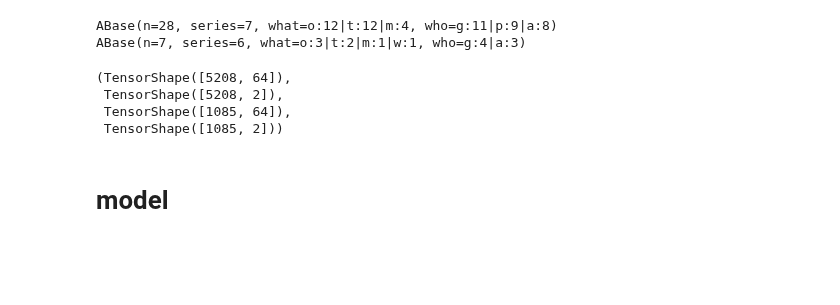
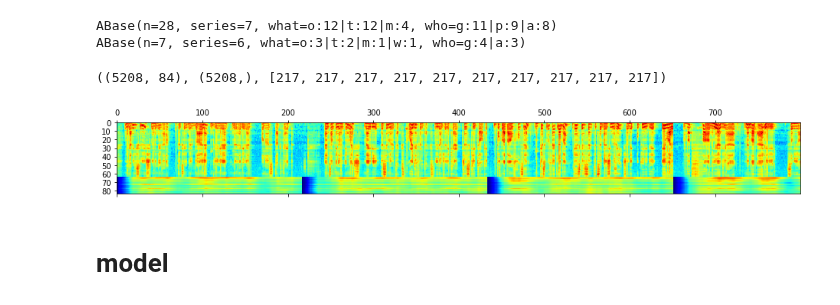
Before and after one commit to nuru-nu/moyo, a Jupyter notebook: notebooks/tf.ipynb, the cells around one changed output. Saved outputs shown, nothing was run; the diff lists cells and outputs as text; code cells hidden in the pictures; blank space fills up the shorter version.

```diff
--- a/notebooks/tf.ipynb
+++ b/notebooks/tf.ipynb
@@ -45,25 +45,3 @@ print('\n'.join([str(ab_train), str(ab_test)]))
 # %% [output]
 ABase(n=28, series=7, what=o:12|t:12|m:4, who=g:11|p:9|a:8)
 ABase(n=7, series=6, what=o:3|t:2|m:1|w:1, who=g:4|a:3)
-# %%
-def make_x_y(df):
-    x0 = np.concatenate(list(df.query('what == "t"').logmel.values), axis=0)
-    x1 = np.concatenate(list(df.query('what == "o"').logmel.values), axis=0)
-    x = np.concatenate([x0, x1])
-    y = np.concatenate([
-        np.zeros(x0.shape[0], dtype=np.int64),
-        np.ones(x1.shape[0], dtype=np.int64),
-    ])
-    return (
-        tf.convert_to_tensor(x),
-        tf.one_hot(y, depth=2, dtype=tf.float32),
-    )
-
-x, y = make_x_y(ab_train.df)
-x_, y_ = make_x_y(ab_test.df)
-x.shape, y.shape, x_.shape, y_.shape
-# %% [output]
-(TensorShape([5208, 64]),
- TensorShape([5208, 2]),
- TensorShape([1085, 64]),
- TensorShape([1085, 2]))
@@ -70,2 +108,11 @@ x.shape, y.shape, x_.shape, y_.shape
+# %%
+n, d = 20, 20
+ds = with_previous(t_vs_o(ab_train.df), n=n, d=d)
+
+plt.matshow(ds.x[:800, :].T, cmap='jet')
+ds.x.shape, ds.y.shape, ds.idxs[:10]
+# %% [output]
+((5208, 84), (5208,), [217, 217, 217, 217, 217, 217, 217, 217, 217, 217])
+[figure, added]
 # %% [markdown]
 # model
```
Also changed, not shown: parts of 7 cells of this notebook, 2 other files.
